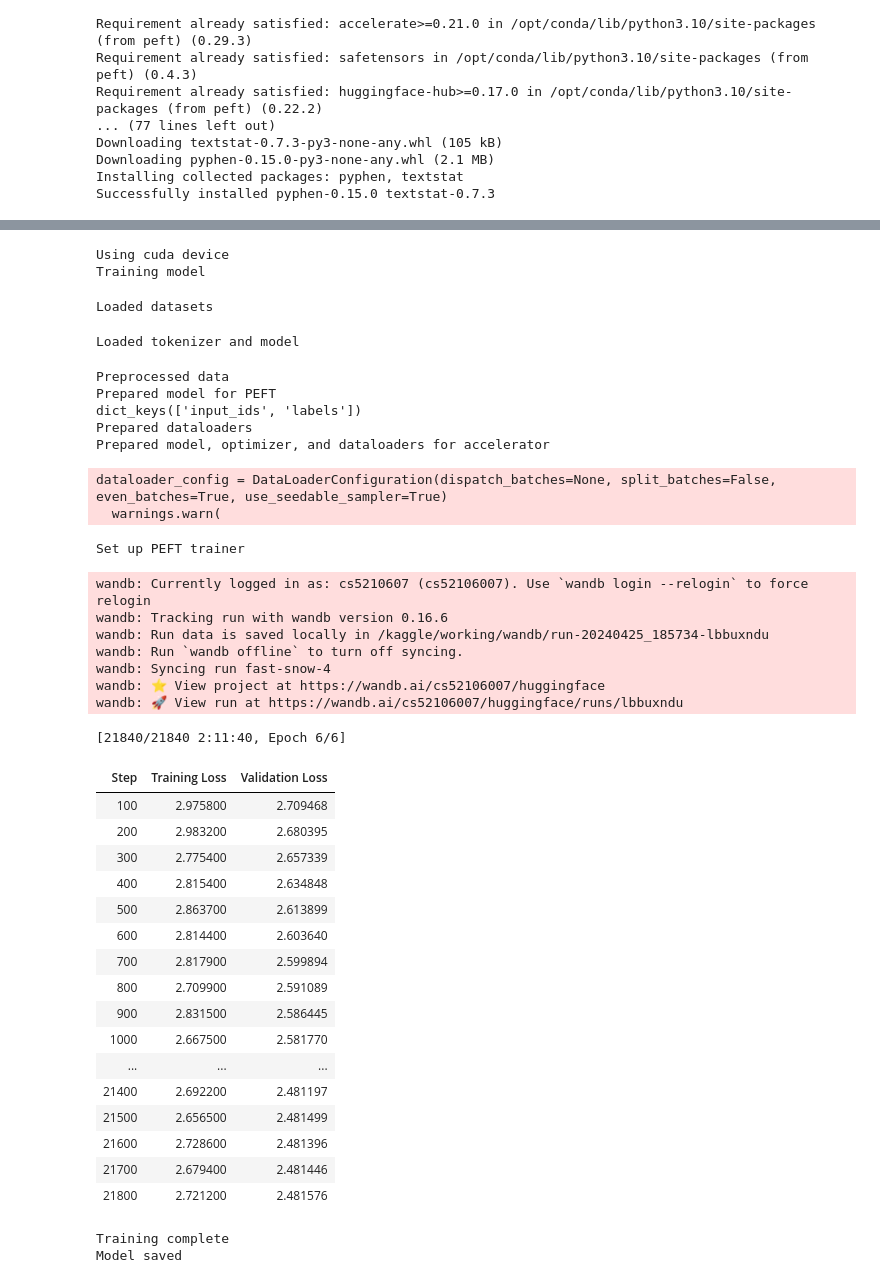
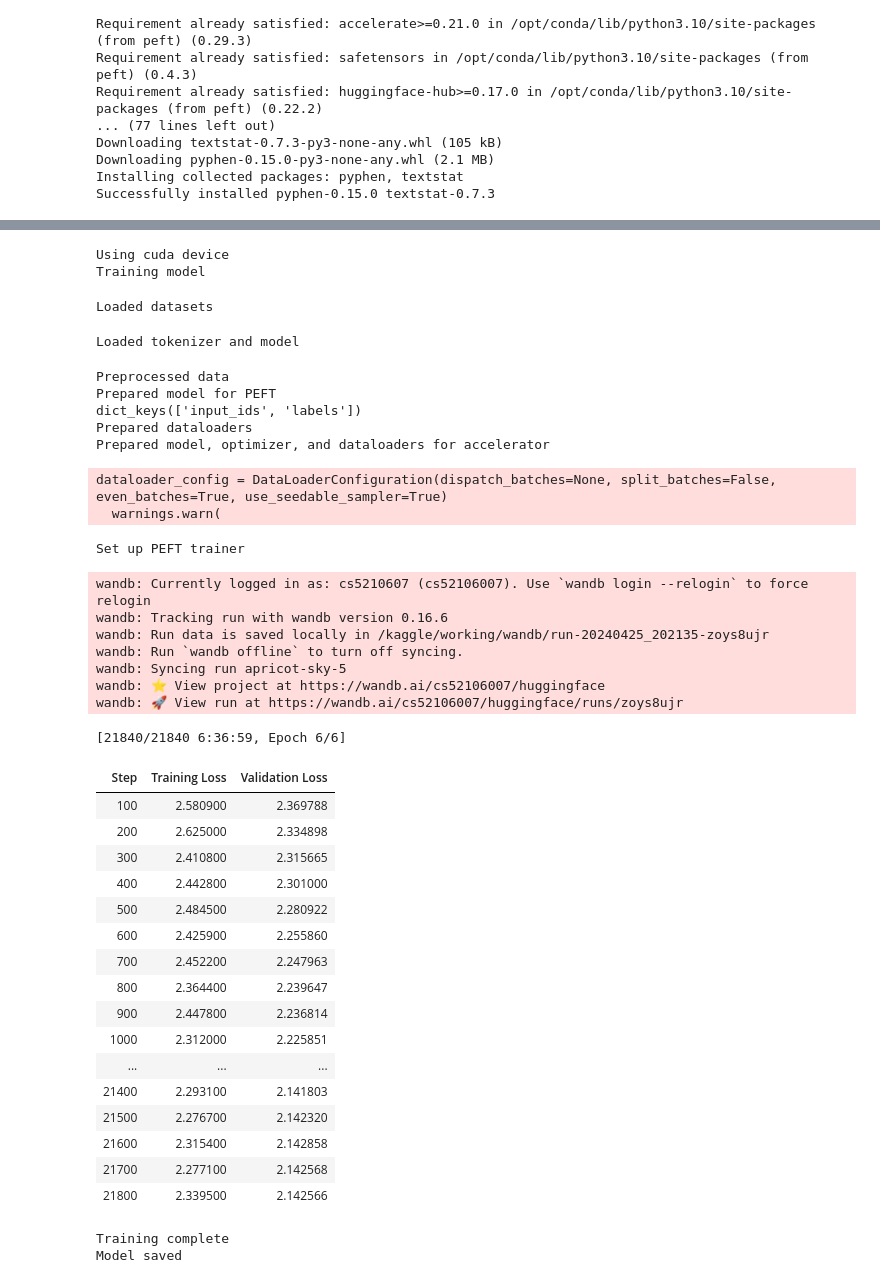
Before and after one commit to Aman-Hassan/COL772_A3, a Jupyter notebook: nlp-a3-v1-basic-code.ipynb, the cells around one changed output, grey strips where cells are left out. Cells and saved outputs as stored; diff of their text form; code cells hidden in the pictures.

Commit message:
Kaggle Notebook | NLP A3 v1 (basic code) | Version 18

```diff
--- a/nlp-a3-v1-basic-code.ipynb
+++ b/nlp-a3-v1-basic-code.ipynb
@@ -262,7 +262,7 @@ def collate_fn(batch):
 
     return {'input_ids': inputs, 'labels': targets}
 
-def train(data_dir, model_save_path, model_name="google/flan-t5-small", max_input_length=512, max_output_length=128, num_epochs=6, lora_rank=8, lora_alpha=32, lora_dropout=0.1, train_batch_size=8, eval_batch_size=8, learning_rate=1e-4, weight_decay=0.01, logging_steps=10, eval_steps=100, save_steps=100):
+def train(data_dir, model_save_path, model_name="google/flan-t5-base", max_input_length=512, max_output_length=128, num_epochs=6, lora_rank=8, lora_alpha=32, lora_dropout=0.1, train_batch_size=8, eval_batch_size=8, learning_rate=1e-4, weight_decay=0.01, logging_steps=10, eval_steps=100, save_steps=100):
 
     # load datasets from jsonl files and ignore the '\n' characters in the "article" attribute
     elife_dataset = load_dataset("json", data_files={
@@ -467,39 +467,39 @@ if __name__ == '__main__':
 Using cuda device
 Training model
 Loaded datasets
 Loaded tokenizer and model
 Preprocessed data
 Prepared model for PEFT
 dict_keys(['input_ids', 'labels'])
 Prepared dataloaders
 Prepared model, optimizer, and dataloaders for accelerator
 dataloader_config = DataLoaderConfiguration(dispatch_batches=None, split_batches=False, even_batches=True, use_seedable_sampler=True)
   warnings.warn(
 Set up PEFT trainer
 wandb: Currently logged in as: cs5210607 (cs52106007). Use `wandb login --relogin` to force relogin
 wandb: Tracking run with wandb version 0.16.6
-wandb: Run data is saved locally in /kaggle/working/wandb/run-20240425_185734-lbbuxndu
+wandb: Run data is saved locally in /kaggle/working/wandb/run-20240425_202135-zoys8ujr
 wandb: Run `wandb offline` to turn off syncing.
-wandb: Syncing run fast-snow-4
+wandb: Syncing run apricot-sky-5
 wandb: ⭐️ View project at https://wandb.ai/cs52106007/huggingface
-wandb: 🚀 View run at https://wandb.ai/cs52106007/huggingface/runs/lbbuxndu
+wandb: 🚀 View run at https://wandb.ai/cs52106007/huggingface/runs/zoys8ujr
-[21840/21840 2:11:40, Epoch 6/6]
+[21840/21840 6:36:59, Epoch 6/6]
 | Step | Training Loss | Validation Loss |
-| 100 | 2.975800 | 2.709468 |
-| 200 | 2.983200 | 2.680395 |
-| 300 | 2.775400 | 2.657339 |
-| 400 | 2.815400 | 2.634848 |
-| 500 | 2.863700 | 2.613899 |
-| 600 | 2.814400 | 2.603640 |
-| 700 | 2.817900 | 2.599894 |
-| 800 | 2.709900 | 2.591089 |
-| 900 | 2.831500 | 2.586445 |
-| 1000 | 2.667500 | 2.581770 |
+| 100 | 2.580900 | 2.369788 |
+| 200 | 2.625000 | 2.334898 |
+| 300 | 2.410800 | 2.315665 |
+| 400 | 2.442800 | 2.301000 |
+| 500 | 2.484500 | 2.280922 |
+| 600 | 2.425900 | 2.255860 |
+| 700 | 2.452200 | 2.247963 |
+| 800 | 2.364400 | 2.239647 |
+| 900 | 2.447800 | 2.236814 |
+| 1000 | 2.312000 | 2.225851 |
 | ... | ... | ... |
-| 21400 | 2.692200 | 2.481197 |
-| 21500 | 2.656500 | 2.481499 |
-| 21600 | 2.728600 | 2.481396 |
-| 21700 | 2.679400 | 2.481446 |
-| 21800 | 2.721200 | 2.481576 |
+| 21400 | 2.293100 | 2.141803 |
+| 21500 | 2.276700 | 2.142320 |
+| 21600 | 2.315400 | 2.142858 |
+| 21700 | 2.277100 | 2.142568 |
+| 21800 | 2.339500 | 2.142566 |
 Training complete
 Model saved
```
Also changed, not shown: parts of 1 cell of this notebook.
